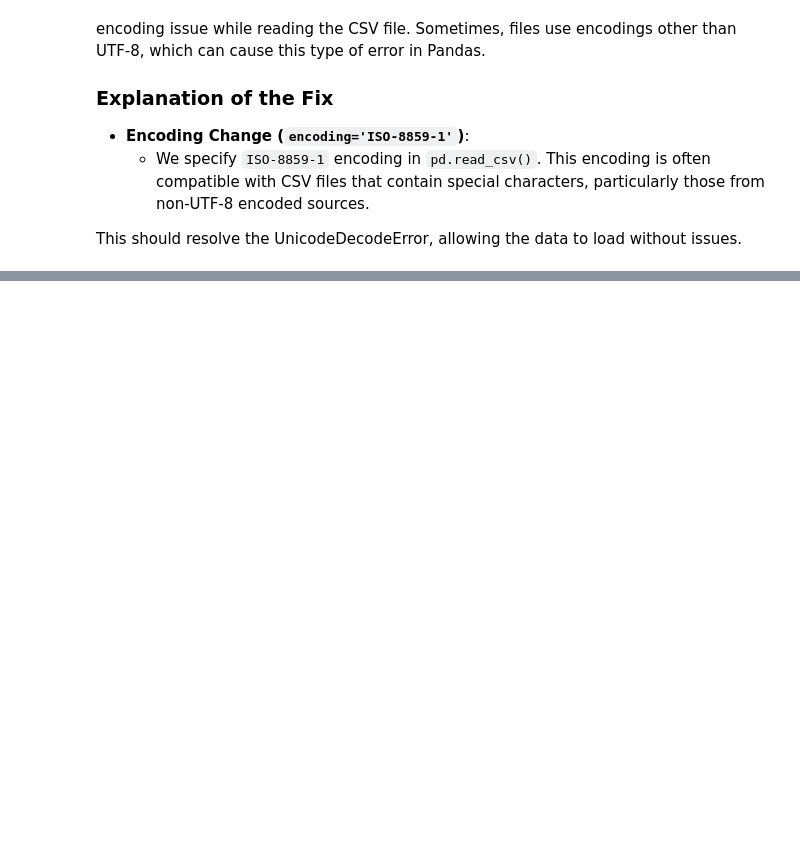
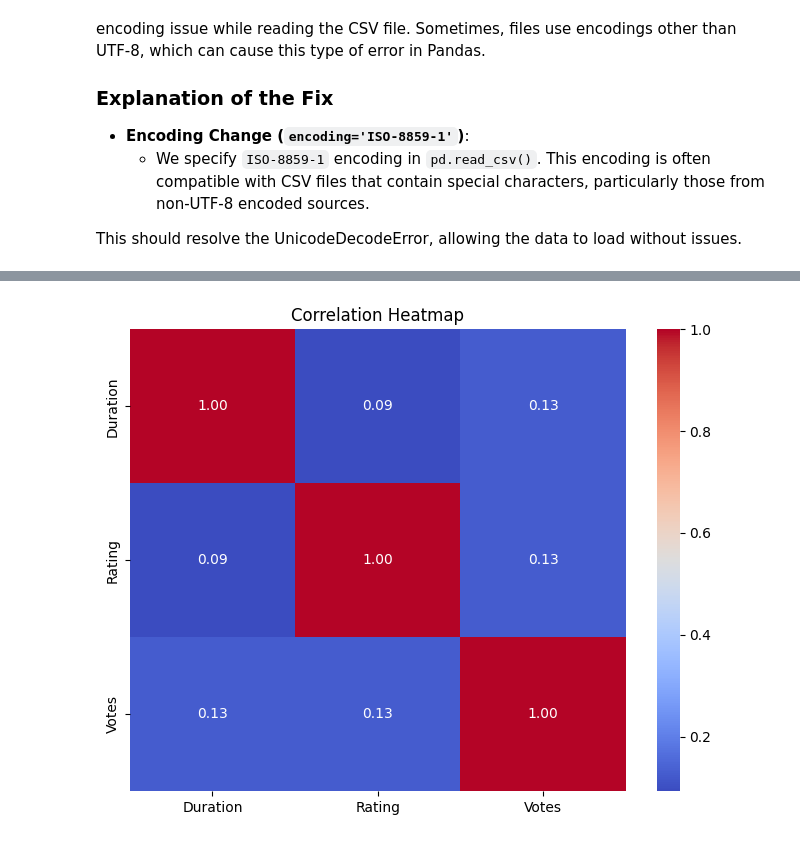
Before and after one commit to rubydamodar/MovieMind-Rating-Prediction, a Jupyter notebook: IMDB Movie Project Work/imdbpage.ipynb, the cells around one changed output, grey strips where cells are left out. Cells and saved outputs as stored; diff of their text form; code cells hidden in the pictures; blank space fills up the shorter version.

```diff
--- a/IMDB Movie Project Work/imdbpage.ipynb
+++ b/IMDB Movie Project Work/imdbpage.ipynb
@@ -111,0 +243,10 @@ This should resolve the UnicodeDecodeError, allowing the data to load without is
+# %%
+cleaned_movie_data['Votes'] = cleaned_movie_data['Votes'].str.replace(',', '').astype(float)
+cleaned_movie_data.dropna(subset=['Duration', 'Rating', 'Votes'], inplace=True)
+correlation_matrix = cleaned_movie_data[['Duration', 'Rating', 'Votes']].corr()
+plt.figure(figsize=(8, 6))
+sns.heatmap(correlation_matrix, annot=True, cmap='coolwarm', fmt=".2f")
+plt.title('Correlation Heatmap')
+plt.show()
+# %% [output]
+[figure, added]
```
Also changed, not shown: parts of 18 cells of this notebook.
